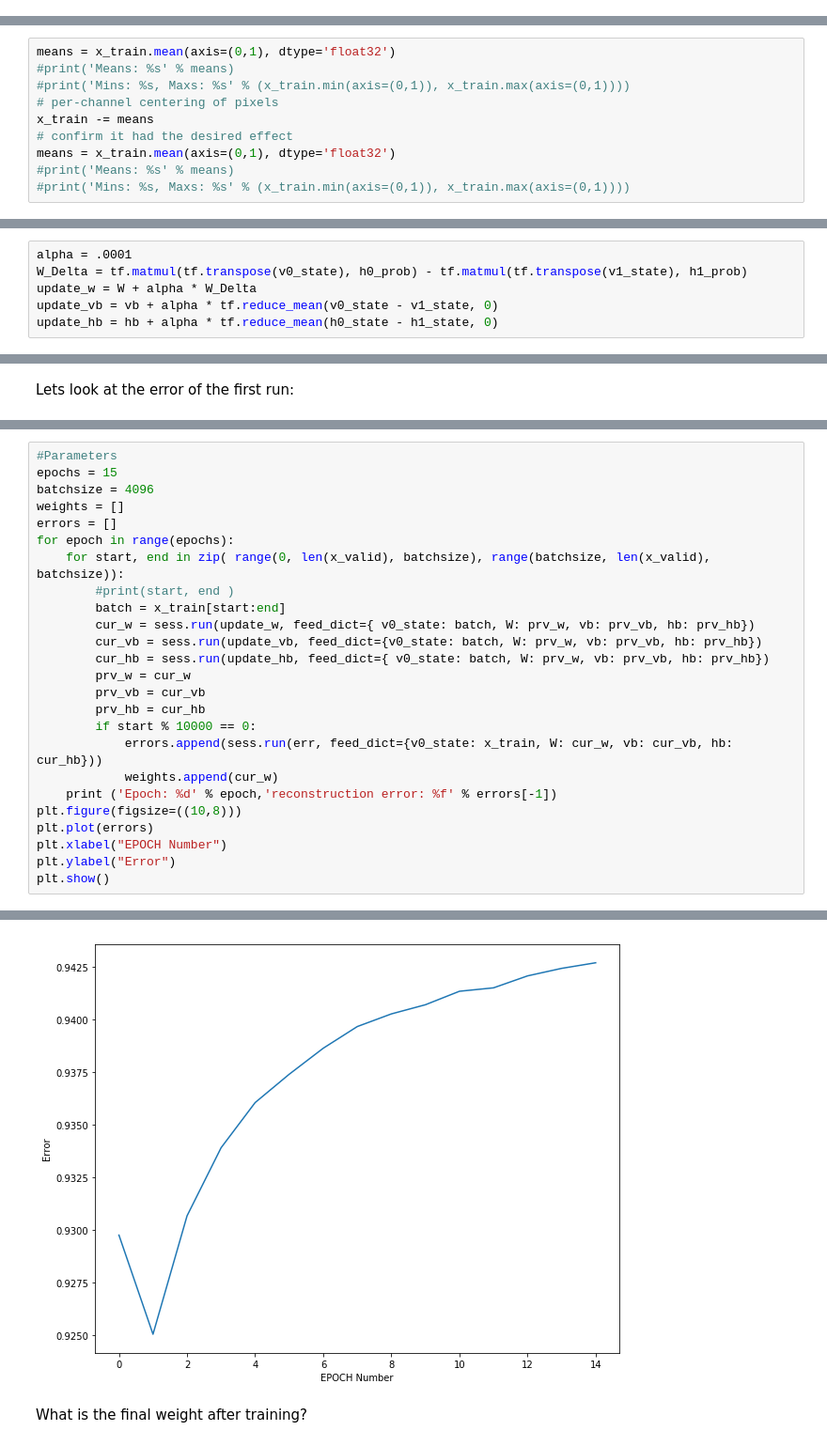
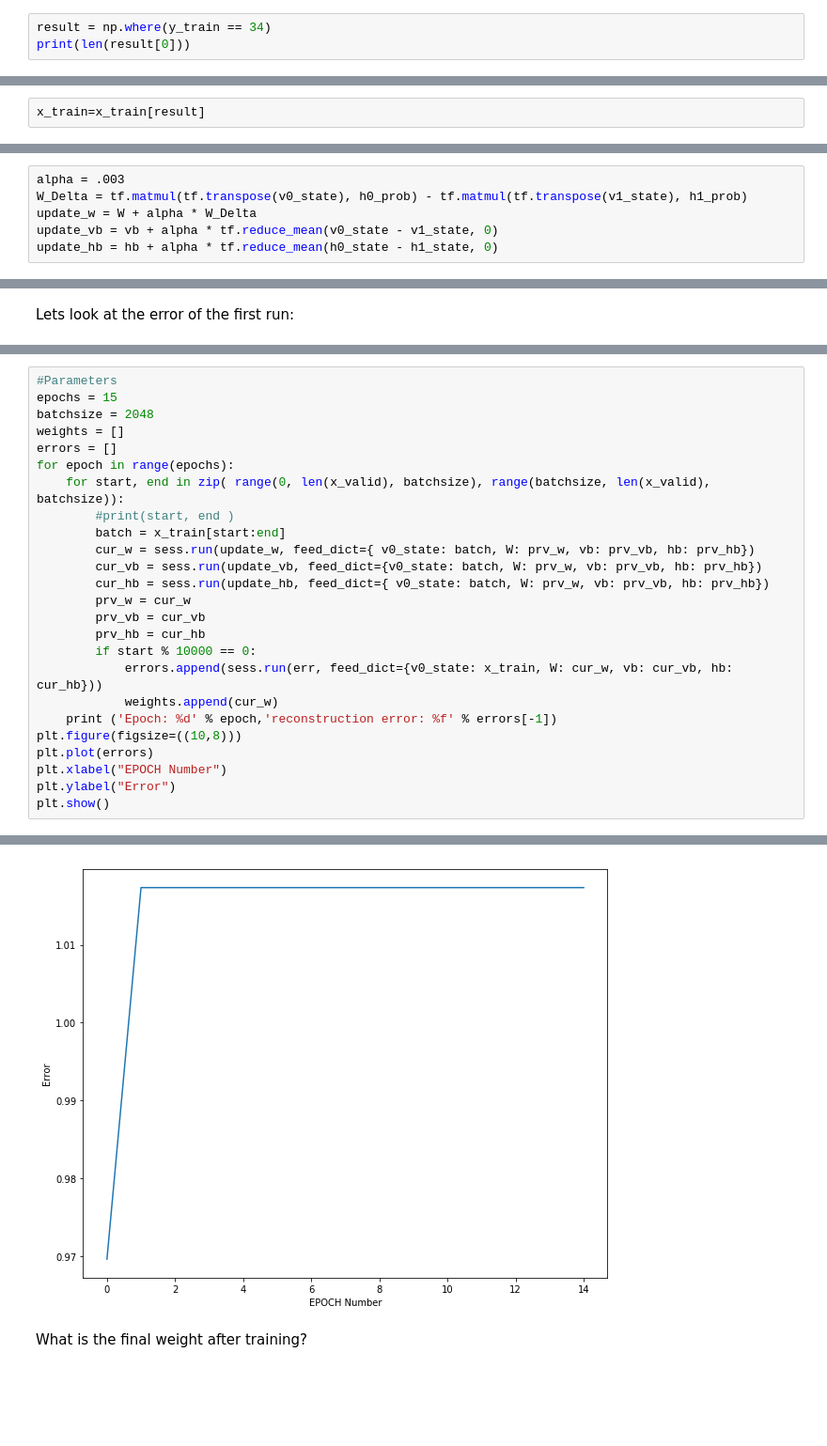
Before and after one commit to A2Amir/Restricted-Boltzmann-Machines, a Jupyter notebook: 4.1-Review-RBMMNIST.ipynb, the cells around one changed output, grey strips where cells are left out. Shown at 94% size. Cells and saved outputs as stored; diff of their text form; blank space fills up the shorter version.

```diff
--- a/4.1-Review-RBMMNIST.ipynb
+++ b/4.1-Review-RBMMNIST.ipynb
@@ -276,3 +276,6 @@ Image shape(32, 32, 3)
 Trainini set 34799 samples
 Validation set 4410 samples
 Test set 12630 samples
+# %%
+result = np.where(y_train == 34)
+print(len(result[0]))
@@ -278,0 +284,2 @@ Test set 12630 samples
+# %%
+x_train=x_train[result]
@@ -323,13 +332,3 @@ Min: -0.324, Max: 0.676
-# %%
-means = x_train.mean(axis=(0,1), dtype='float32')
-#print('Means: %s' % means)
-#print('Mins: %s, Maxs: %s' % (x_train.min(axis=(0,1)), x_train.max(axis=(0,1))))
-# per-channel centering of pixels
-x_train -= means
-# confirm it had the desired effect
-means = x_train.mean(axis=(0,1), dtype='float32')
-#print('Means: %s' % means)
-#print('Mins: %s, Maxs: %s' % (x_train.min(axis=(0,1)), x_train.max(axis=(0,1))))
 # %% [markdown]
 ### Standardize Pixel Values:Global Standardization
 # %%
@@ -482,7 +477,7 @@ Ok, lets assume that k=1, that is we just get one more step:
 h1_prob = tf.nn.sigmoid(tf.matmul(v1_state, W) + hb)
 h1_state = tf.nn.relu(tf.sign(h1_prob - tf.random_uniform(tf.shape(h1_prob)))) #sample_h_given_X
 # %%
-alpha = .0001
+alpha = .003
 W_Delta = tf.matmul(tf.transpose(v0_state), h0_prob) - tf.matmul(tf.transpose(v1_state), h1_prob)
 update_w = W + alpha * W_Delta
 update_vb = vb + alpha * tf.reduce_mean(v0_state - v1_state, 0)
@@ -519,7 +514,7 @@ x_train.shape
 # %%
 #Parameters
 epochs = 15
-batchsize = 4096
+batchsize = 2048
 weights = []
 errors = []
 for epoch in range(epochs):
@@ -560,4 +555,4 @@ Epoch: 14 reconstruction error: 0.942692
-[figure, old version]
+[figure, new version]
 # %% [markdown]
 What is the final weight after training?
 # %%
```
Also changed, not shown: parts of 18 cells of this notebook.
